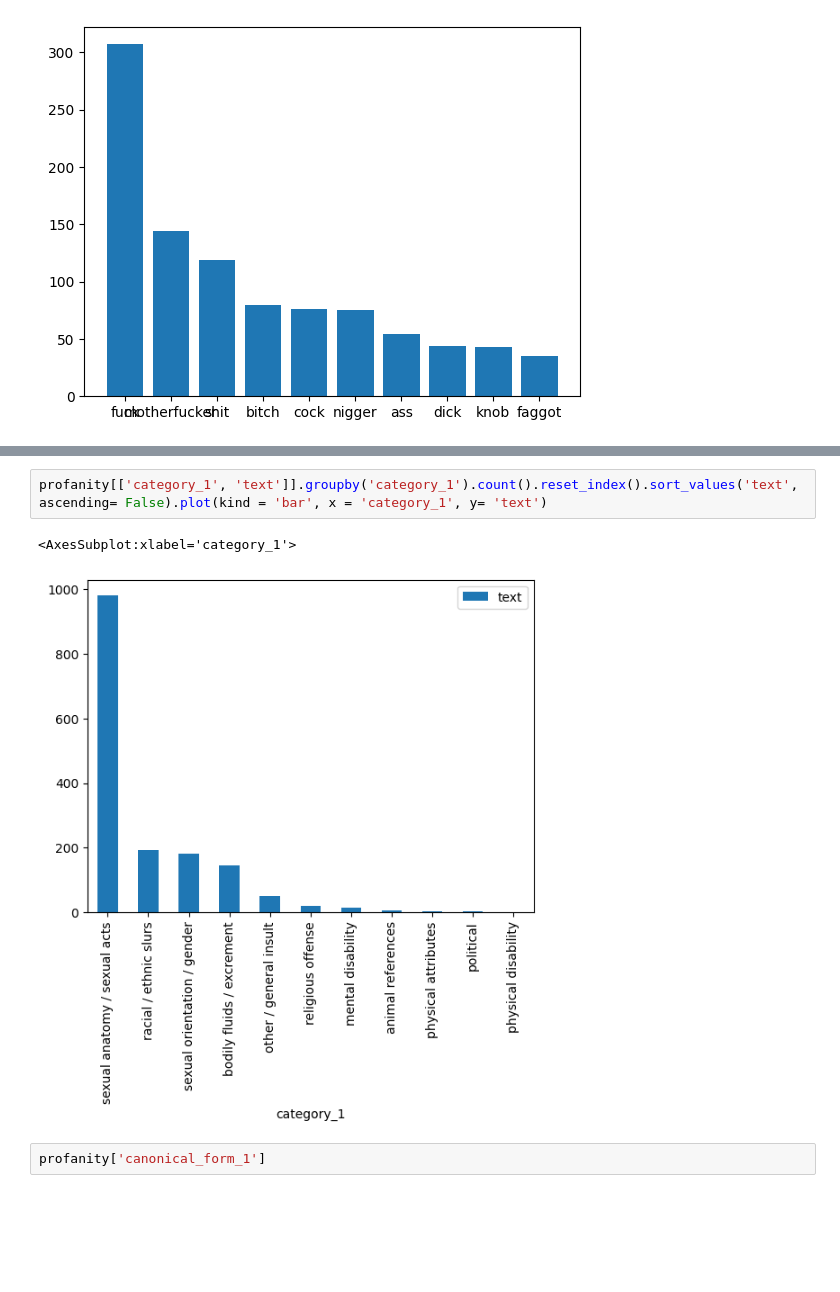
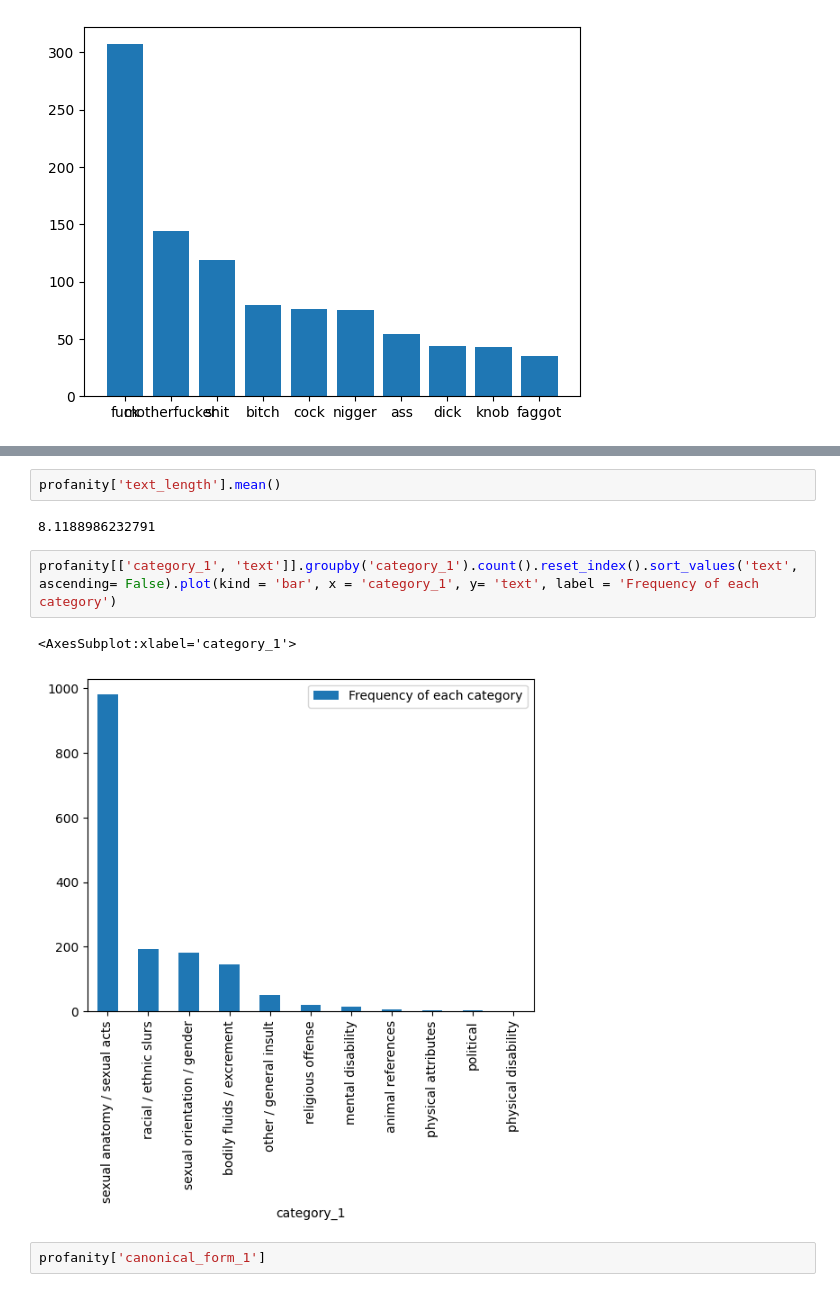
Before and after one commit to BillWang04/swear_word_analysis, a Jupyter notebook: analysis.ipynb, the cells around one changed output, grey strips where cells are left out. Cells and saved outputs as stored; diff of their text form; blank space fills up the shorter version.

```diff
--- a/analysis.ipynb
+++ b/analysis.ipynb
@@ -91,11 +91,15 @@ profanity.head()
 | 2 | @ssfcker | fuck | ass | NaN | sexual anatomy / sexual acts | sexual orientation / gender | NaN | ... |
 | 3 | @ssfucker | fuck | ass | NaN | sexual anatomy / sexual acts | sexual orientation / gender | NaN | ... |
 | 4 | @ssfvcker | fuck | ass | NaN | sexual anatomy / sexual acts | sexual orientation / gender | NaN | ... |
+# %%
+profanity['text_length'].mean()
+# %% [output]
+8.1188986232791
 # %%
-profanity[['category_1', 'text']].groupby('category_1').count().reset_index().sort_values('text', ascending= False).plot(kind = 'bar', x = 'category_1', y= 'text')
+profanity[['category_1', 'text']].groupby('category_1').count().reset_index().sort_values('text', ascending= False).plot(kind = 'bar', x = 'category_1', y= 'text', label = 'Frequency of each category')
 # %% [output]
 <AxesSubplot:xlabel='category_1'>
-[figure, old version]
+[figure, new version]
 # %%
 profanity['canonical_form_1']
 # %% [output]
```
Also changed, not shown: parts of 30 cells of this notebook, 1 other file.
